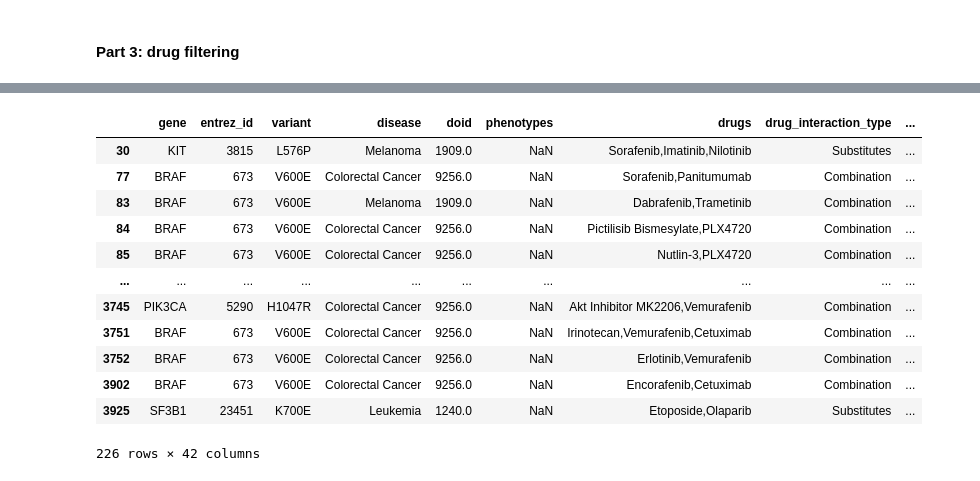
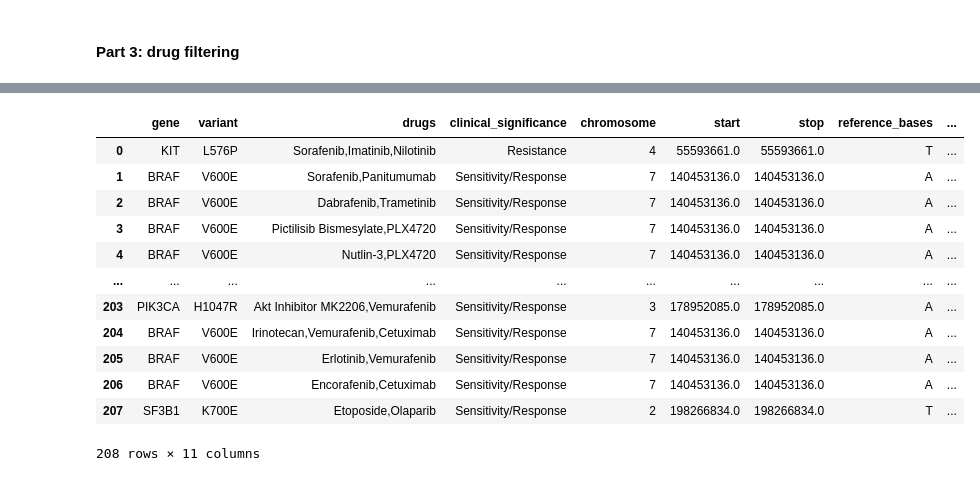
Before and after one commit to Liuzhe30/Emden, a Jupyter notebook: preprocess/02-preprocess-civic.ipynb, the cells around one changed output, grey strips where cells are left out. Saved outputs shown, nothing was run; the diff lists cells and outputs as text; code cells hidden in the pictures.

```diff
--- a/preprocess/02-preprocess-civic.ipynb
+++ b/preprocess/02-preprocess-civic.ipynb
@@ -59,0 +61,32 @@ See the caveats in the documentation: https://pandas.pydata.org/pandas-docs/stab
+# %%
+#missense_df = support_df[support_df['start'] == support_df['stop']]
+#print(missense_df.shape)
+
+
+missense_df = support_df.dropna(subset=['start','stop'])
+columns = ['gene', 'variant', 'drugs', 'clinical_significance', 'chromosome', 'start', 'stop', 'reference_bases', 'variant_bases', 'representative_transcript', 'drug_interaction_type']
+missense_df = pd.DataFrame(data=missense_df, columns=columns)
+missense_df.drop_duplicates(inplace=True)
+
+# check missense
+missense_df['variant'] = missense_df['variant'].str.split(' ')
+missense_df['variant'] = missense_df['variant'].apply(lambda x: x[-1])
+missense_df['variant'] = missense_df['variant'].str.split('::')
+missense_df['variant'] = missense_df['variant'].apply(lambda x: x[-1])
+
+pd.options.display.max_rows = 20
+# update: regular expression filtering
+
+missense_df = missense_df[missense_df['variant'].str.contains('[A-Z][0-9]+[A-Z]')]
+missense_df = missense_df[~missense_df['variant'].str.contains('_')]
+missense_df = missense_df[~missense_df['variant'].str.contains('DEL')]
+missense_df = missense_df[~missense_df['variant'].str.contains('INS')]
+missense_df = missense_df[~missense_df['variant'].str.contains('INST')]
+missense_df = missense_df[~missense_df['variant'].str.contains('-')]
+missense_df = missense_df[~missense_df['variant'].str.contains('/')].reset_index(drop=True)
+
+sele_index = [38, 176, 252, 260, 269, 286, 550]
+missense_df.drop(index=sele_index, inplace=True)
+print(missense_df.shape)
+#print(missense_df)
+missense_df
@@ -78,19 +126,19 @@ Name: drugs, Length: 243, dtype: int64
 # %%
 # search drug combination
-combination_df = missense_df.dropna(subset=['drug_interaction_type'], inplace=False)
-combination_df.to_pickle('../datasets/middlefile/civic_drug_combination.dataset')
+combination_df = missense_df.dropna(subset=['drug_interaction_type'], inplace=False).reset_index(drop=True)
+combination_df.to_csv('../datasets/middlefile/civic_drug_combination.csv', index=None)
 combination_df
 # %% [output]
-|  | gene | entrez_id | variant | disease | doid | phenotypes | drugs | drug_interaction_type | ... |
-| 30 | KIT | 3815 | L576P | Melanoma | 1909.0 | NaN | Sorafenib,Imatinib,Nilotinib | Substitutes | ... |
-| 77 | BRAF | 673 | V600E | Colorectal Cancer | 9256.0 | NaN | Sorafenib,Panitumumab | Combination | ... |
-| 83 | BRAF | 673 | V600E | Melanoma | 1909.0 | NaN | Dabrafenib,Trametinib | Combination | ... |
-| 84 | BRAF | 673 | V600E | Colorectal Cancer | 9256.0 | NaN | Pictilisib Bismesylate,PLX4720 | Combination | ... |
-| 85 | BRAF | 673 | V600E | Colorectal Cancer | 9256.0 | NaN | Nutlin-3,PLX4720 | Combination | ... |
+|  | gene | variant | drugs | clinical_significance | chromosome | start | stop | reference_bases | ... |
+| 0 | KIT | L576P | Sorafenib,Imatinib,Nilotinib | Resistance | 4 | 55593661.0 | 55593661.0 | T | ... |
+| 1 | BRAF | V600E | Sorafenib,Panitumumab | Sensitivity/Response | 7 | 140453136.0 | 140453136.0 | A | ... |
+| 2 | BRAF | V600E | Dabrafenib,Trametinib | Sensitivity/Response | 7 | 140453136.0 | 140453136.0 | A | ... |
+| 3 | BRAF | V600E | Pictilisib Bismesylate,PLX4720 | Sensitivity/Response | 7 | 140453136.0 | 140453136.0 | A | ... |
+| 4 | BRAF | V600E | Nutlin-3,PLX4720 | Sensitivity/Response | 7 | 140453136.0 | 140453136.0 | A | ... |
 | ... | ... | ... | ... | ... | ... | ... | ... | ... | ... |
-| 3745 | PIK3CA | 5290 | H1047R | Colorectal Cancer | 9256.0 | NaN | Akt Inhibitor MK2206,Vemurafenib | Combination | ... |
-| 3751 | BRAF | 673 | V600E | Colorectal Cancer | 9256.0 | NaN | Irinotecan,Vemurafenib,Cetuximab | Combination | ... |
-| 3752 | BRAF | 673 | V600E | Colorectal Cancer | 9256.0 | NaN | Erlotinib,Vemurafenib | Combination | ... |
-| 3902 | BRAF | 673 | V600E | Colorectal Cancer | 9256.0 | NaN | Encorafenib,Cetuximab | Combination | ... |
-| 3925 | SF3B1 | 23451 | K700E | Leukemia | 1240.0 | NaN | Etoposide,Olaparib | Substitutes | ... |
+| 203 | PIK3CA | H1047R | Akt Inhibitor MK2206,Vemurafenib | Sensitivity/Response | 3 | 178952085.0 | 178952085.0 | A | ... |
+| 204 | BRAF | V600E | Irinotecan,Vemurafenib,Cetuximab | Sensitivity/Response | 7 | 140453136.0 | 140453136.0 | A | ... |
+| 205 | BRAF | V600E | Erlotinib,Vemurafenib | Sensitivity/Response | 7 | 140453136.0 | 140453136.0 | A | ... |
+| 206 | BRAF | V600E | Encorafenib,Cetuximab | Sensitivity/Response | 7 | 140453136.0 | 140453136.0 | A | ... |
+| 207 | SF3B1 | K700E | Etoposide,Olaparib | Sensitivity/Response | 2 | 198266834.0 | 198266834.0 | T | ... |
-226 rows × 42 columns
+208 rows × 11 columns
```
Also changed, not shown: parts of 15 cells of this notebook, 4 other files.
